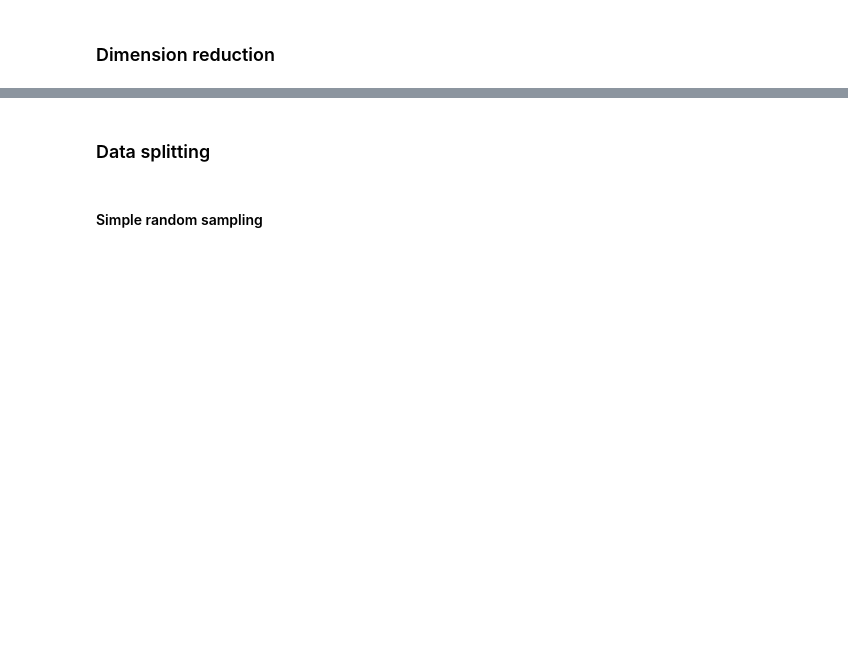
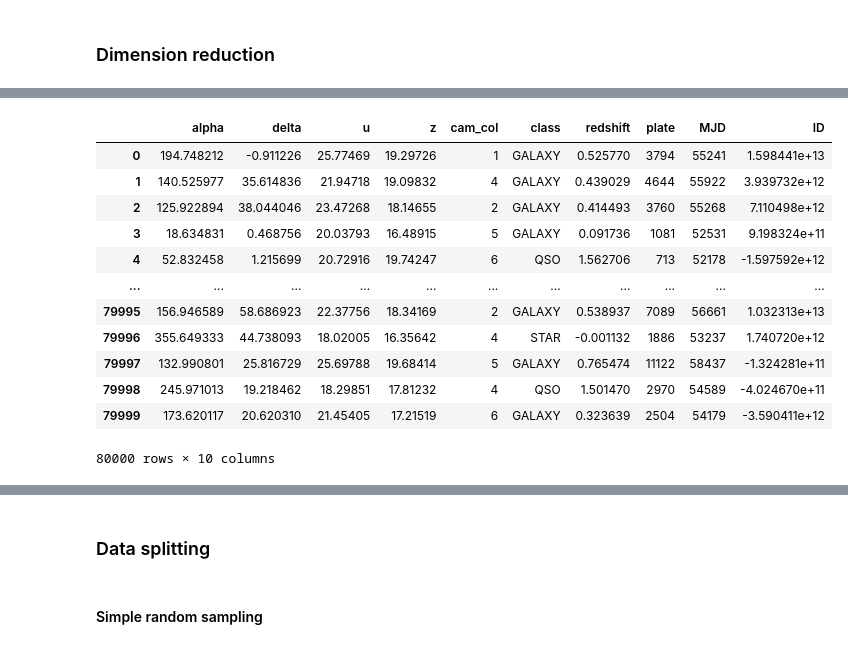
Before and after one commit to MuneraAlRajhi/StellarDatasetML, a Jupyter notebook: Stellar_EDA.ipynb, the cells around one changed output, grey strips where cells are left out. Drawn from its saved outputs; the diff is of its cells as text; code cells hidden in the pictures; blank space fills up the shorter version.

```diff
--- a/Stellar_EDA.ipynb
+++ b/Stellar_EDA.ipynb
@@ -160,3 +160,8 @@ sns.set(rc={'figure.figsize':(15,10)})
 df.drop(["g", "r", "i", "spec_obj_ID"], axis=1, inplace=True)
 # %% [markdown]
 ### Dimension reduction
+# %%
+#Drop the ID Columns and save them into ID dataframe
+ID=df[['obj_ID','run_ID','rerun_ID','field_ID','fiber_ID']]
+df.drop(['obj_ID','run_ID','rerun_ID','field_ID','fiber_ID'], axis=1, inplace=True)
+ID
@@ -162,0 +182,8 @@ df.drop(["g", "r", "i", "spec_obj_ID"], axis=1, inplace=True)
+# %%
+from sklearn.decomposition import PCA
+from sklearn.compose import ColumnTransformer
+from sklearn.compose import make_column_selector as selector
+pca = PCA(n_components=1)
+principalComponents = pca.fit_transform(ID)
+ID_new = pd.DataFrame(data = principalComponents, columns = ['ID'])
+ID_new
@@ -162,0 +204,17 @@ df.drop(["g", "r", "i", "spec_obj_ID"], axis=1, inplace=True)
+# %%
+df['ID']=ID_new
+df
+# %% [output]
+|  | alpha | delta | u | z | cam_col | class | redshift | plate | MJD | ID |
+| 0 | 194.748212 | -0.911226 | 25.77469 | 19.29726 | 1 | GALAXY | 0.525770 | 3794 | 55241 | 1.598441e+13 |
+| 1 | 140.525977 | 35.614836 | 21.94718 | 19.09832 | 4 | GALAXY | 0.439029 | 4644 | 55922 | 3.939732e+12 |
+| 2 | 125.922894 | 38.044046 | 23.47268 | 18.14655 | 2 | GALAXY | 0.414493 | 3760 | 55268 | 7.110498e+12 |
+| 3 | 18.634831 | 0.468756 | 20.03793 | 16.48915 | 5 | GALAXY | 0.091736 | 1081 | 52531 | 9.198324e+11 |
+| 4 | 52.832458 | 1.215699 | 20.72916 | 19.74247 | 6 | QSO | 1.562706 | 713 | 52178 | -1.597592e+12 |
+| ... | ... | ... | ... | ... | ... | ... | ... | ... | ... | ... |
+| 79995 | 156.946589 | 58.686923 | 22.37756 | 18.34169 | 2 | GALAXY | 0.538937 | 7089 | 56661 | 1.032313e+13 |
+| 79996 | 355.649333 | 44.738093 | 18.02005 | 16.35642 | 4 | STAR | -0.001132 | 1886 | 53237 | 1.740720e+12 |
+| 79997 | 132.990801 | 25.816729 | 25.69788 | 19.68414 | 5 | GALAXY | 0.765474 | 11122 | 58437 | -1.324281e+11 |
+| 79998 | 245.971013 | 19.218462 | 18.29851 | 17.81232 | 4 | QSO | 1.501470 | 2970 | 54589 | -4.024670e+11 |
+| 79999 | 173.620117 | 20.620310 | 21.45405 | 17.21519 | 6 | GALAXY | 0.323639 | 2504 | 54179 | -3.590411e+12 |
+80000 rows × 10 columns
```
Also changed, not shown: parts of 9 cells of this notebook.
